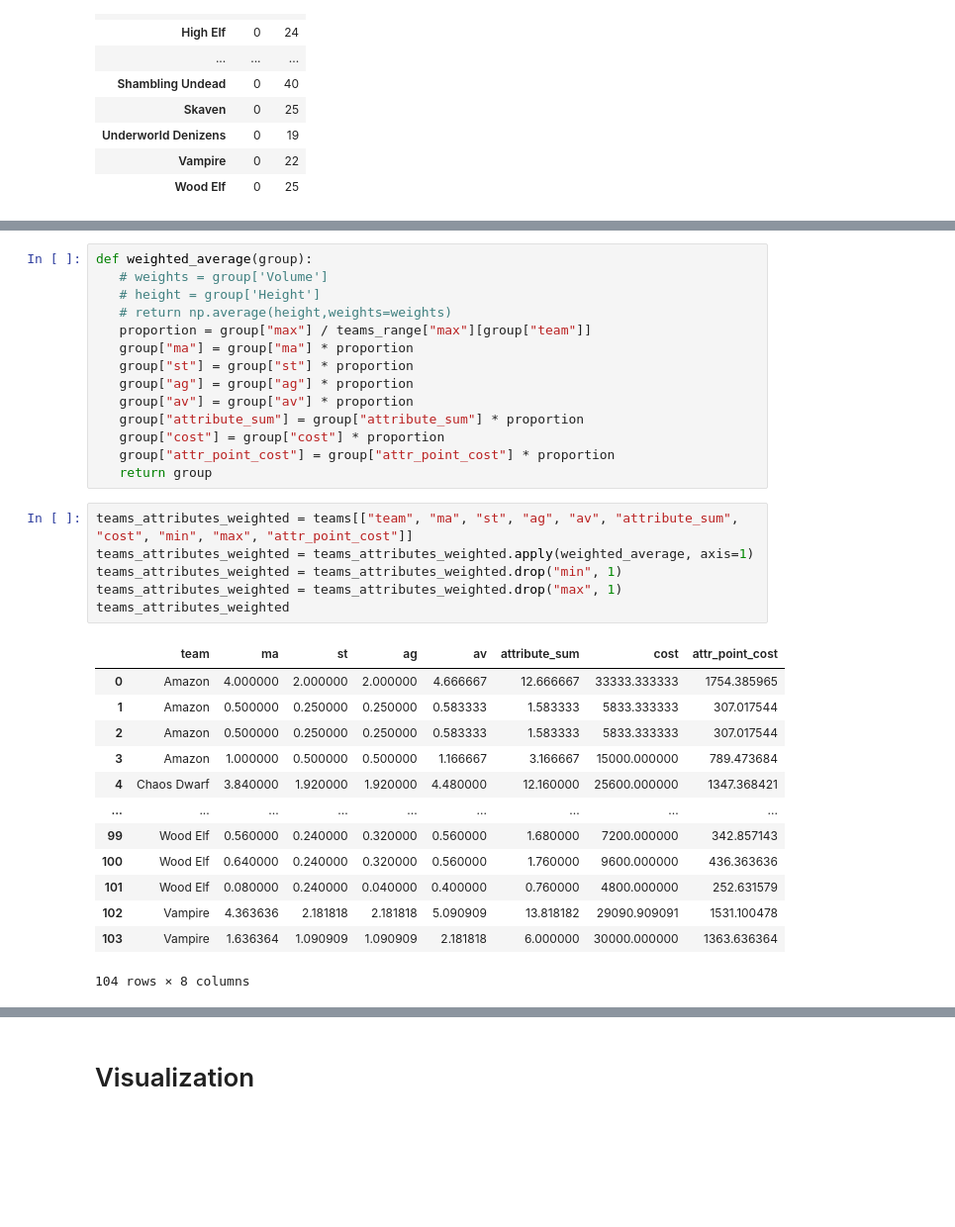
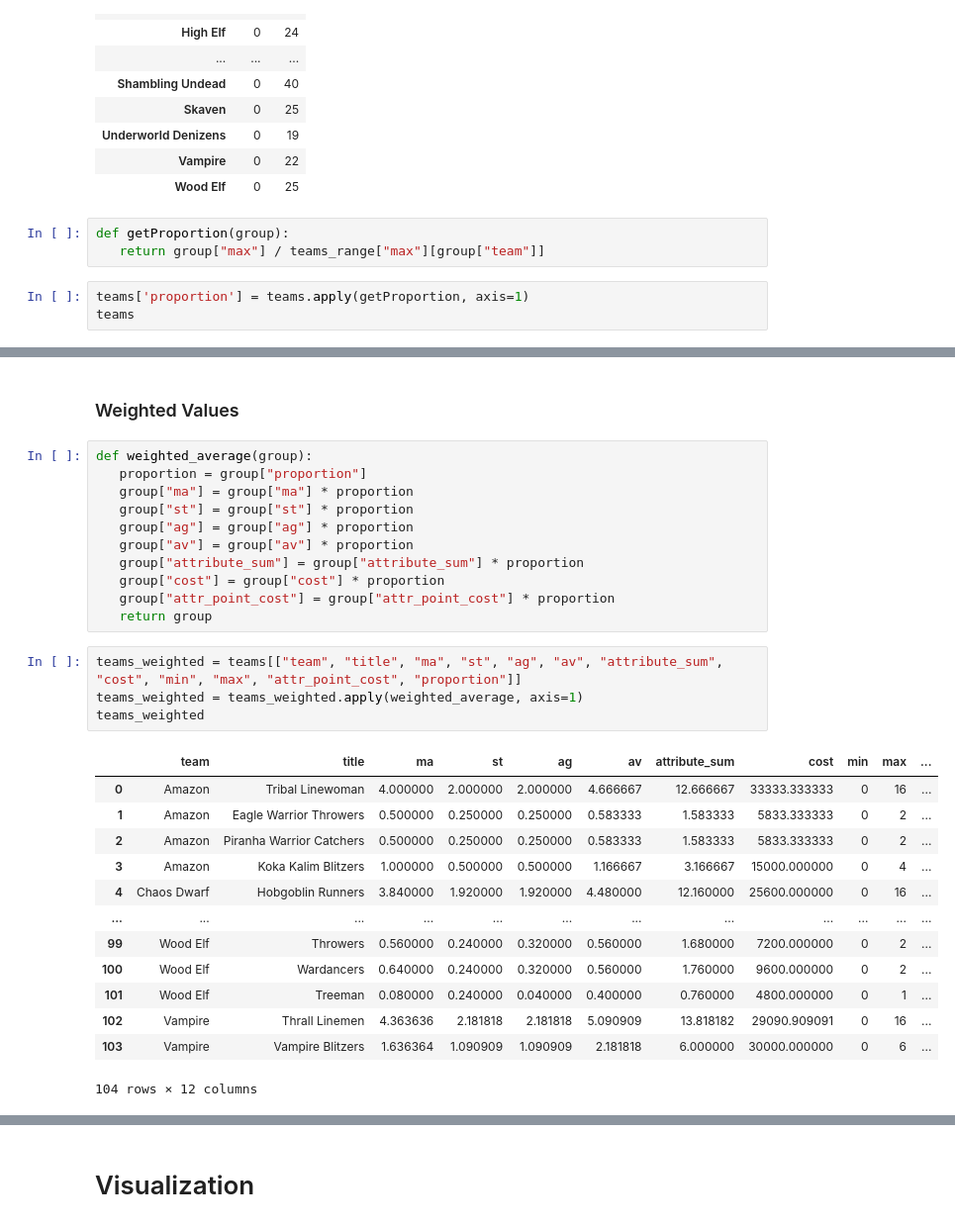
Before and after one commit to Bernardo-MG/jupyter-notebook-example, a Jupyter notebook: boardgame/bloodbowl_team_costs.ipynb, the cells around one changed output, grey strips where cells are left out. Shown at 99% size. Drawn from its saved outputs; the diff is of its cells as text; blank space fills up the shorter version.

```diff
--- a/boardgame/bloodbowl_team_costs.ipynb
+++ b/boardgame/bloodbowl_team_costs.ipynb
@@ -131,3 +157,9 @@ teams_range
 | Underworld Denizens | 0 | 19 |
 | Vampire | 0 | 22 |
 | Wood Elf | 0 | 25 |
+# %%
+def getProportion(group):
+   return group["max"] / teams_range["max"][group["team"]]
+# %%
+teams['proportion'] = teams.apply(getProportion, axis=1)
+teams
@@ -134,9 +180,8 @@ teams_range
+# %% [markdown]
+### Weighted Values
 # %%
 def weighted_average(group):
-   # weights = group['Volume']
-   # height = group['Height']
-   # return np.average(height,weights=weights)
-   proportion = group["max"] / teams_range["max"][group["team"]]
+   proportion = group["proportion"]
    group["ma"] = group["ma"] * proportion
    group["st"] = group["st"] * proportion
    group["ag"] = group["ag"] * proportion
@@ -146,22 +191,20 @@ def weighted_average(group):
    group["attr_point_cost"] = group["attr_point_cost"] * proportion
    return group
 # %%
-teams_attributes_weighted = teams[["team", "ma", "st", "ag", "av", "attribute_sum", "cost", "min", "max", "attr_point_cost"]]
-teams_attributes_weighted = teams_attributes_weighted.apply(weighted_average, axis=1)
-teams_attributes_weighted = teams_attributes_weighted.drop("min", 1)
-teams_attributes_weighted = teams_attributes_weighted.drop("max", 1)
-teams_attributes_weighted
+teams_weighted = teams[["team", "title", "ma", "st", "ag", "av", "attribute_sum", "cost", "min", "max", "attr_point_cost", "proportion"]]
+teams_weighted = teams_weighted.apply(weighted_average, axis=1)
+teams_weighted
 # %% [output]
-|  | team | ma | st | ag | av | attribute_sum | cost | attr_point_cost |
-| 0 | Amazon | 4.000000 | 2.000000 | 2.000000 | 4.666667 | 12.666667 | 33333.333333 | 1754.385965 |
-| 1 | Amazon | 0.500000 | 0.250000 | 0.250000 | 0.583333 | 1.583333 | 5833.333333 | 307.017544 |
-| 2 | Amazon | 0.500000 | 0.250000 | 0.250000 | 0.583333 | 1.583333 | 5833.333333 | 307.017544 |
-| 3 | Amazon | 1.000000 | 0.500000 | 0.500000 | 1.166667 | 3.166667 | 15000.000000 | 789.473684 |
-| 4 | Chaos Dwarf | 3.840000 | 1.920000 | 1.920000 | 4.480000 | 12.160000 | 25600.000000 | 1347.368421 |
-| ... | ... | ... | ... | ... | ... | ... | ... | ... |
-| 99 | Wood Elf | 0.560000 | 0.240000 | 0.320000 | 0.560000 | 1.680000 | 7200.000000 | 342.857143 |
-| 100 | Wood Elf | 0.640000 | 0.240000 | 0.320000 | 0.560000 | 1.760000 | 9600.000000 | 436.363636 |
-| 101 | Wood Elf | 0.080000 | 0.240000 | 0.040000 | 0.400000 | 0.760000 | 4800.000000 | 252.631579 |
-| 102 | Vampire | 4.363636 | 2.181818 | 2.181818 | 5.090909 | 13.818182 | 29090.909091 | 1531.100478 |
-| 103 | Vampire | 1.636364 | 1.090909 | 1.090909 | 2.181818 | 6.000000 | 30000.000000 | 1363.636364 |
+|  | team | title | ma | st | ag | av | attribute_sum | cost | min | max | ... |
+| 0 | Amazon | Tribal Linewoman | 4.000000 | 2.000000 | 2.000000 | 4.666667 | 12.666667 | 33333.333333 | 0 | 16 | ... |
+| 1 | Amazon | Eagle Warrior Throwers | 0.500000 | 0.250000 | 0.250000 | 0.583333 | 1.583333 | 5833.333333 | 0 | 2 | ... |
+| 2 | Amazon | Piranha Warrior Catchers | 0.500000 | 0.250000 | 0.250000 | 0.583333 | 1.583333 | 5833.333333 | 0 | 2 | ... |
+| 3 | Amazon | Koka Kalim Blitzers | 1.000000 | 0.500000 | 0.500000 | 1.166667 | 3.166667 | 15000.000000 | 0 | 4 | ... |
+| 4 | Chaos Dwarf | Hobgoblin Runners | 3.840000 | 1.920000 | 1.920000 | 4.480000 | 12.160000 | 25600.000000 | 0 | 16 | ... |
+| ... | ... | ... | ... | ... | ... | ... | ... | ... | ... | ... | ... |
+| 99 | Wood Elf | Throwers | 0.560000 | 0.240000 | 0.320000 | 0.560000 | 1.680000 | 7200.000000 | 0 | 2 | ... |
+| 100 | Wood Elf | Wardancers | 0.640000 | 0.240000 | 0.320000 | 0.560000 | 1.760000 | 9600.000000 | 0 | 2 | ... |
+| 101 | Wood Elf | Treeman | 0.080000 | 0.240000 | 0.040000 | 0.400000 | 0.760000 | 4800.000000 | 0 | 1 | ... |
+| 102 | Vampire | Thrall Linemen | 4.363636 | 2.181818 | 2.181818 | 5.090909 | 13.818182 | 29090.909091 | 0 | 16 | ... |
+| 103 | Vampire | Vampire Blitzers | 1.636364 | 1.090909 | 1.090909 | 2.181818 | 6.000000 | 30000.000000 | 0 | 6 | ... |
-104 rows × 8 columns
+104 rows × 12 columns
```
Also changed, not shown: parts of 30 cells of this notebook, 1 other file.
